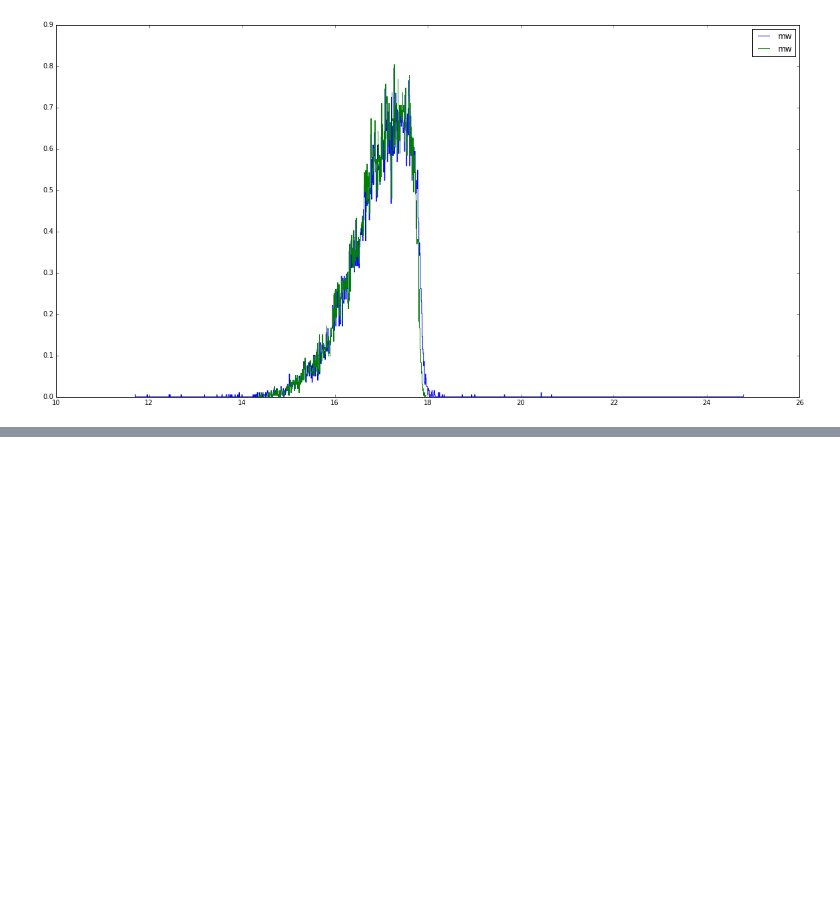
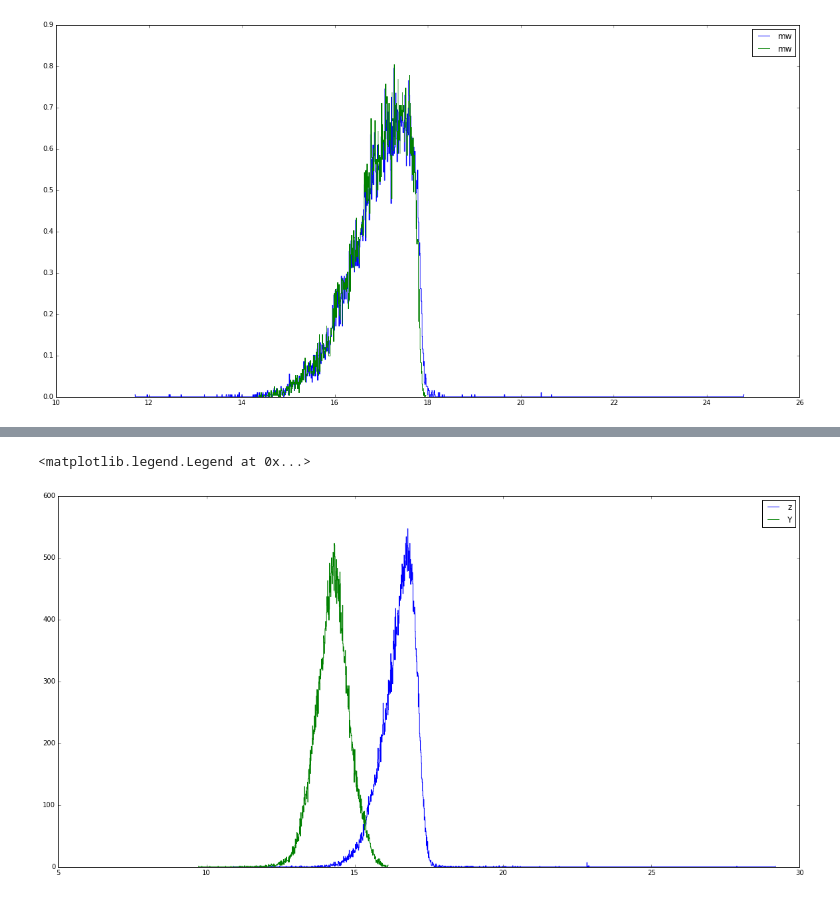
Before and after one commit to calumhrmurray/MPhysProject, a Jupyter notebook: analysis/cat_checks/final_histograms.ipynb, the cells around one changed output, grey strips where cells are left out. Cells and saved outputs as stored; diff of their text form; code cells hidden in the pictures; blank space fills up the shorter version.

```diff
--- a/analysis/cat_checks/final_histograms.ipynb
+++ b/analysis/cat_checks/final_histograms.ipynb
@@ -140,0 +186,12 @@ np.save('/home/calum/Documents/Mphys_data/mgs_multiwavelength/mw_sample.npy',mw_
+# %%
+plt.figure(figsize=(20,10))
+array = mag_hist([row for row in galaxies if row[11] > 0],'z',11)
+array = mag_hist([row for row in galaxies if row[16] > 0],'Y',16)
+#array = mag_hist([row for row in galaxies if row[13] > 0],'J',13)
+#array = mag_hist([row for row in galaxies if row[14] > 0],'H',14)
+#array = mag_hist([row for row in galaxies if row[15] > 0],'K',15)
+
+plt.legend()
+# %% [output]
+<matplotlib.legend.Legend at 0x...>
+[figure, added]
```
Also changed, not shown: parts of 6 cells of this notebook, 6 other files.
